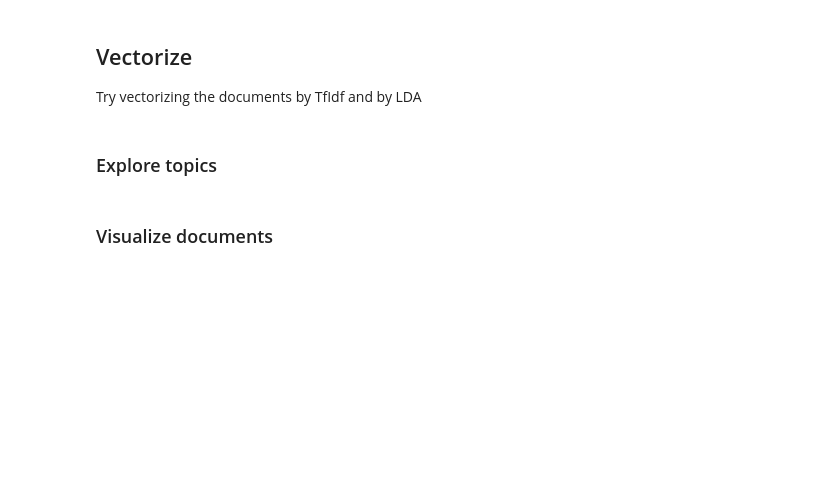
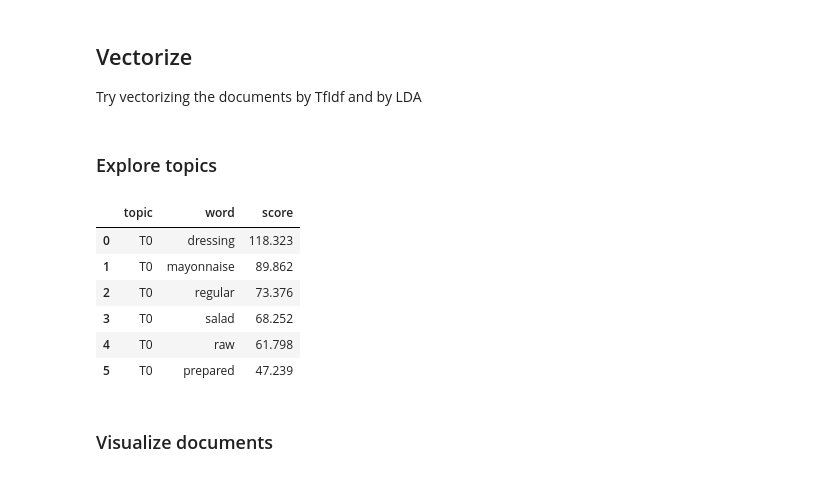
Before and after one commit to afflint/inforet, a Jupyter notebook: 2021-22/recipe-clusters.ipynb, the cells around one changed output. Cells and saved outputs as stored; diff of their text form; code cells hidden in the pictures; blank space fills up the shorter version.

```diff
--- a/2021-22/recipe-clusters.ipynb
+++ b/2021-22/recipe-clusters.ipynb
@@ -67,7 +67,15 @@ for topic_idx, topic in enumerate(lda_vec.components_):
         })
 T = pd.DataFrame(description)
 # %%
-T[T.topic=='T0']
+T[T.topic=='T0'].sort_values('score', ascending=False)
+# %% [output]
+|  | topic | word | score |
+| 0 | T0 | dressing | 118.323 |
+| 1 | T0 | mayonnaise | 89.862 |
+| 2 | T0 | regular | 73.376 |
+| 3 | T0 | salad | 68.252 |
+| 4 | T0 | raw | 61.798 |
+| 5 | T0 | prepared | 47.239 |
 # %% [markdown]
 ### Visualize documents
 # %%
```
Also changed, not shown: parts of 8 cells of this notebook, 2 other files.
